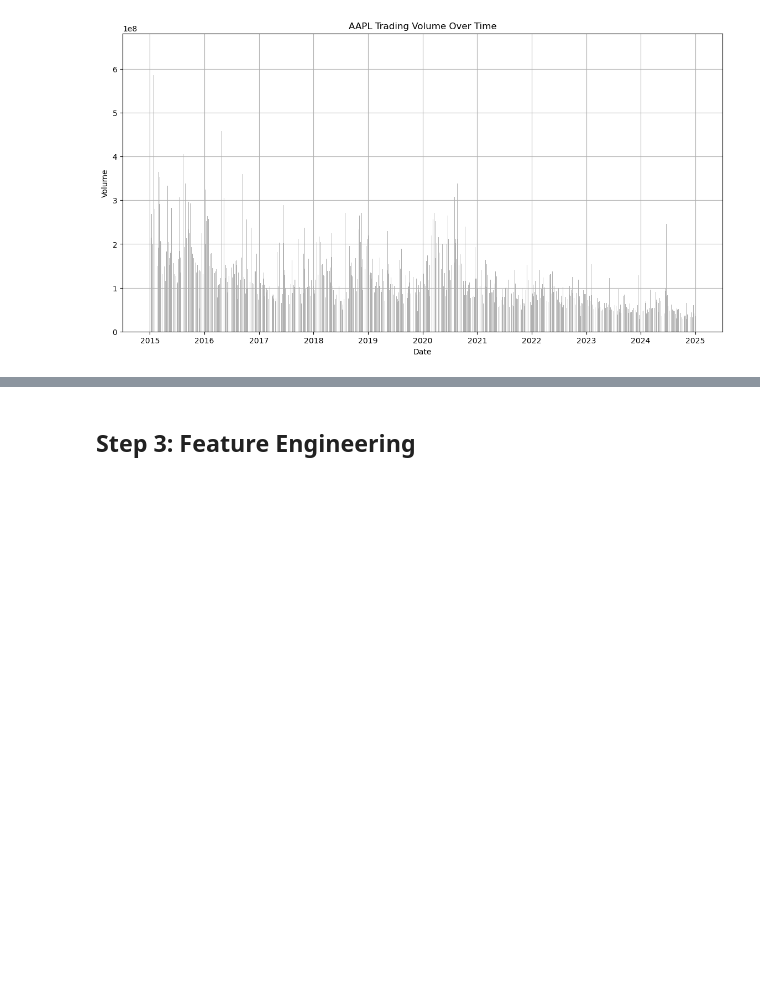
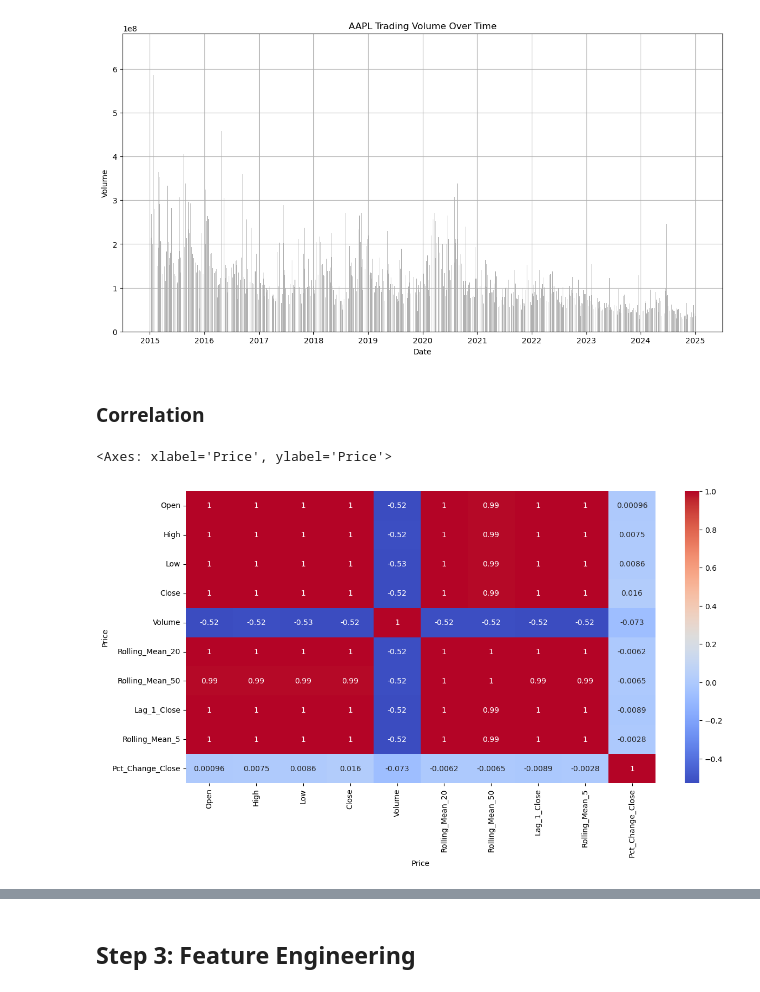
Before and after one commit to saksham3232/Stock-Price-Prediction-Analysis, a Jupyter notebook: stock_price_prediction.ipynb, the cells around one changed output, grey strips where cells are left out. Saved outputs shown, nothing was run; the diff lists cells and outputs as text; code cells hidden in the pictures; blank space fills up the shorter version.

```diff
--- a/stock_price_prediction.ipynb
+++ b/stock_price_prediction.ipynb
@@ -101,3 +145,11 @@ plt.grid()
 plt.show()
 # %% [output]
 [figure]
+# %% [markdown]
+### Correlation
+# %%
+plt.figure(figsize=(14, 7))
+sns.heatmap(stock_data.corr(), annot=True, cmap='coolwarm',linecolor='black')
+# %% [output]
+<Axes: xlabel='Price', ylabel='Price'>
+[figure, added]
```
Also changed, not shown: parts of 13 cells of this notebook.
